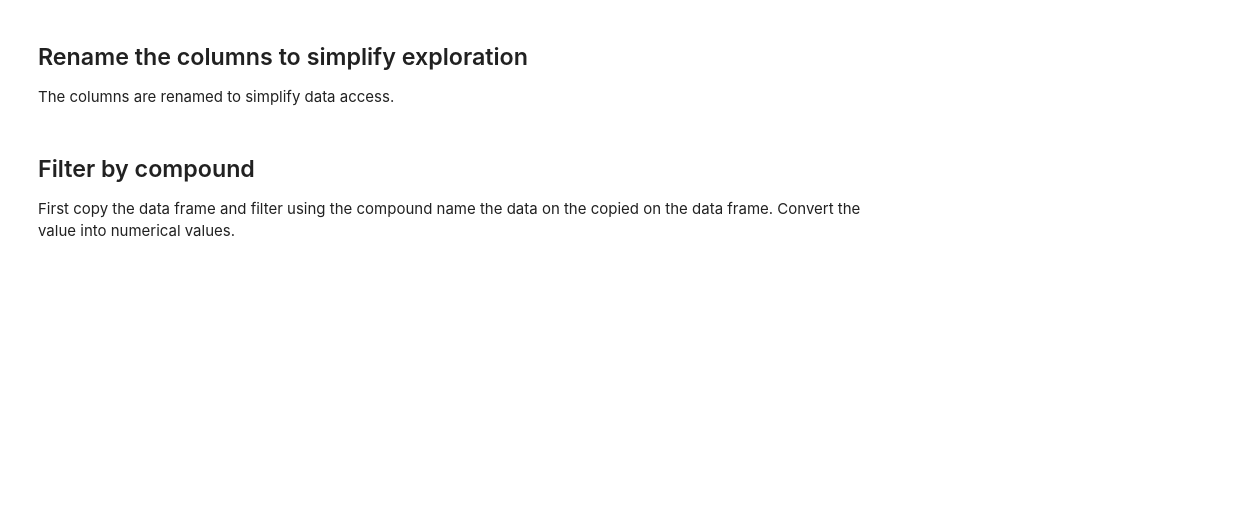
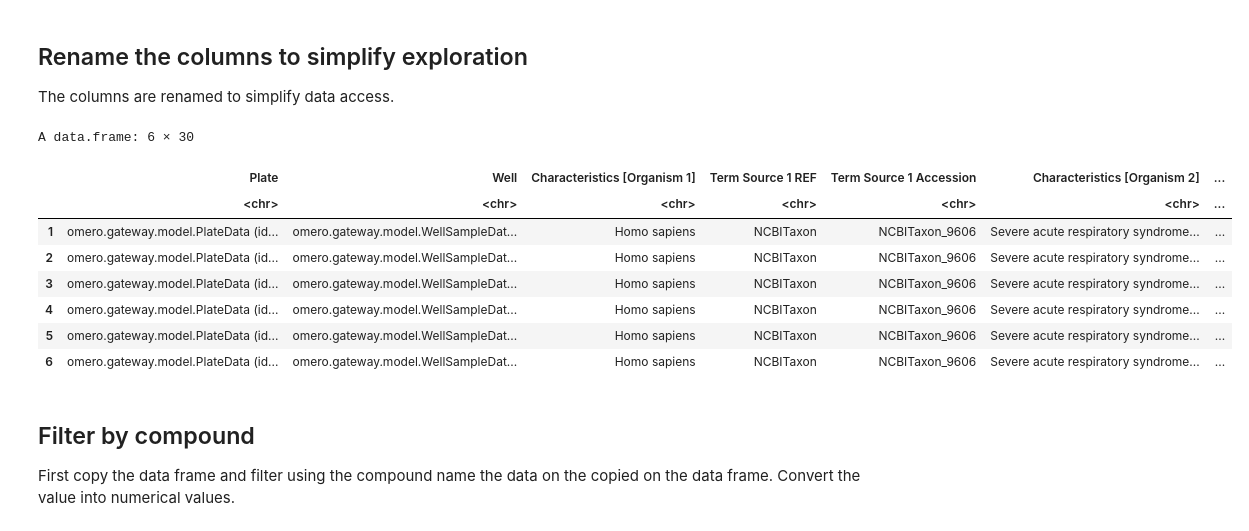
Before and after one commit to IDR/idr0094-ellinger-sarscov2, a Jupyter notebook: notebooks/idr0094-r.ipynb, the cells around one changed output. Saved outputs shown, nothing was run; the diff lists cells and outputs as text; code cells hidden in the pictures; blank space fills up the shorter version.

```diff
--- a/notebooks/idr0094-r.ipynb
+++ b/notebooks/idr0094-r.ipynb
@@ -46,3 +61,18 @@ names(df)[19] <- "InChIKey"
+# %%
+names(df)[names(df) == 'Compound Name'] <- "CompoundName"
+names(df)[names(df) == 'Compound InChIKey'] <- 'InChIKey'
+names(df)[names(df) == 'Compound Concentration (microMolar)'] <- "Concentration"
+names(df)[names(df) == 'Percentage Inhibition (DPC)'] <- "Inhibition"
+# %% [output]
+A data.frame: 6 × 30
+|  | Plate | Well | Characteristics [Organism 1] | Term Source 1 REF | Term Source 1 Accession | Characteristics [Organism 2] | ... |
+|  | <chr> | <chr> | <chr> | <chr> | <chr> | <chr> | ... |
+| 1 | omero.gateway.model.PlateData (id... | omero.gateway.model.WellSampleDat... | Homo sapiens | NCBITaxon | NCBITaxon_9606 | Severe acute respiratory syndrome... | ... |
+| 2 | omero.gateway.model.PlateData (id... | omero.gateway.model.WellSampleDat... | Homo sapiens | NCBITaxon | NCBITaxon_9606 | Severe acute respiratory syndrome... | ... |
+| 3 | omero.gateway.model.PlateData (id... | omero.gateway.model.WellSampleDat... | Homo sapiens | NCBITaxon | NCBITaxon_9606 | Severe acute respiratory syndrome... | ... |
+| 4 | omero.gateway.model.PlateData (id... | omero.gateway.model.WellSampleDat... | Homo sapiens | NCBITaxon | NCBITaxon_9606 | Severe acute respiratory syndrome... | ... |
+| 5 | omero.gateway.model.PlateData (id... | omero.gateway.model.WellSampleDat... | Homo sapiens | NCBITaxon | NCBITaxon_9606 | Severe acute respiratory syndrome... | ... |
+| 6 | omero.gateway.model.PlateData (id... | omero.gateway.model.WellSampleDat... | Homo sapiens | NCBITaxon | NCBITaxon_9606 | Severe acute respiratory syndrome... | ... |
 # %% [markdown]
 ## Filter by compound
 First copy the data frame and filter using the compound name the data on the copied on the data frame.
```
Also changed, not shown: parts of 2 cells of this notebook.
